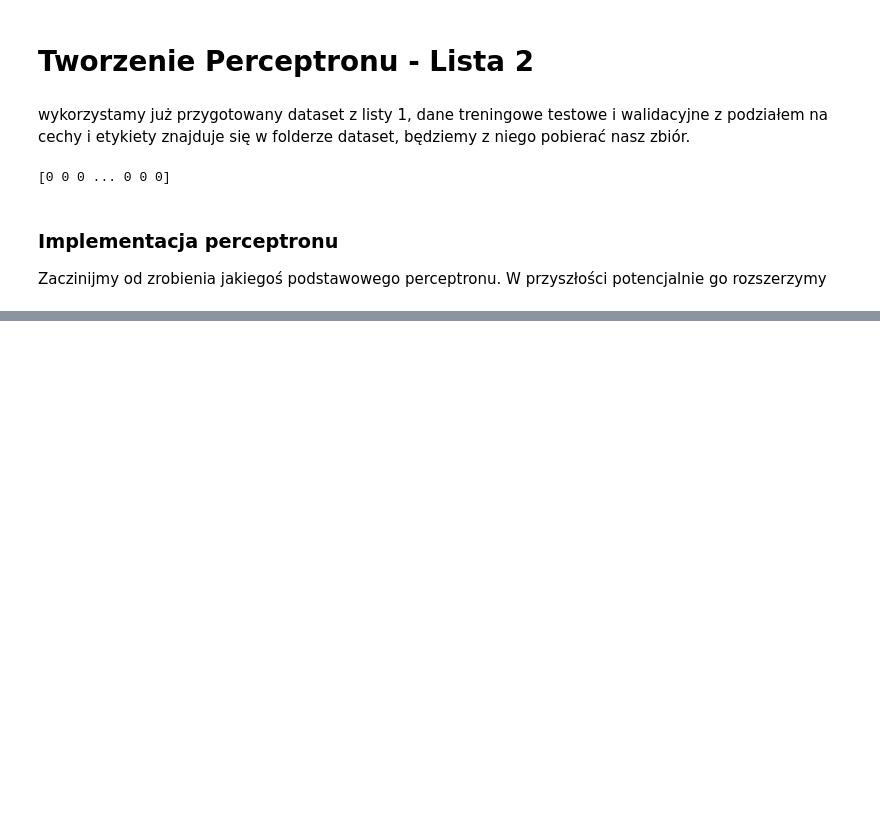
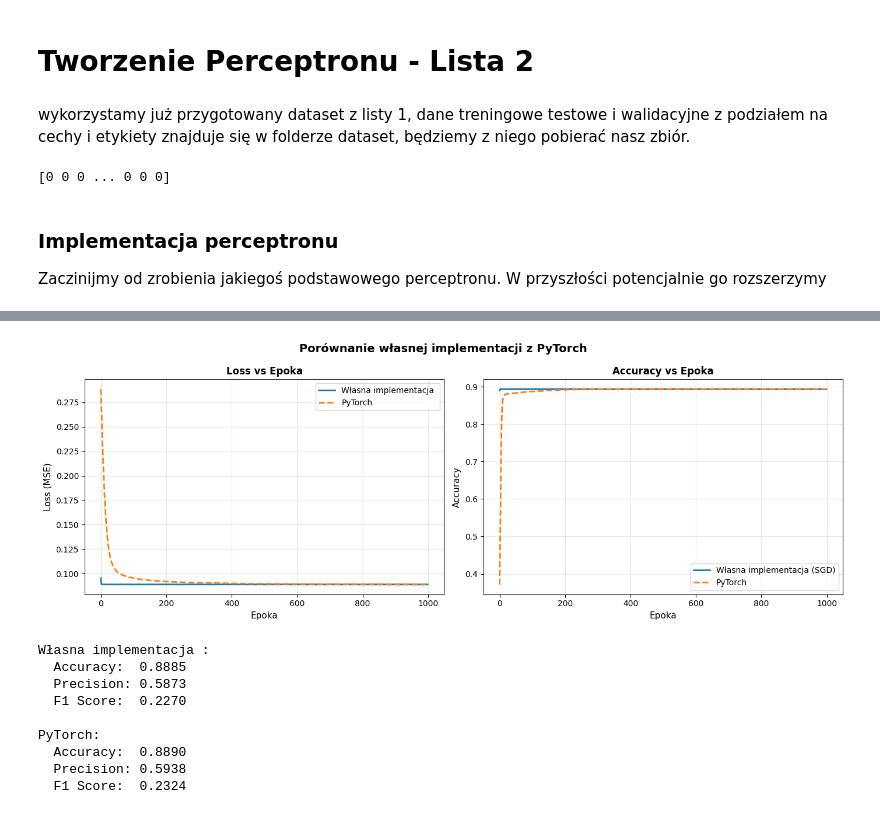
Before and after one commit to Solvro/ml-kurs-wdrozeniowy-25, a Jupyter notebook: zadanie 2/zad2.ipynb, the cells around one changed output, grey strips where cells are left out. Cells and saved outputs as stored; diff of their text form; code cells hidden in the pictures; blank space fills up the shorter version.

```diff
--- a/zadanie 2/zad2.ipynb
+++ b/zadanie 2/zad2.ipynb
@@ -24,0 +532,47 @@ Zaczinijmy od zrobienia jakiegoś podstawowego perceptronu. W przyszłości pote
+# %%
+# Porównanie z naszą własną implementacją
+fig, axes = plt.subplots(1, 2, figsize=(14, 5))
+fig.suptitle('Porównanie własnej implementacji z PyTorch', fontsize=14, fontweight='bold')
+
+# Wykres Loss
+axes[0].plot(trainer_sgd.history_loss, label='Własna implementacja ', linewidth=2)
+axes[0].plot(history_loss_pytorch, label='PyTorch', linewidth=2, linestyle='--')
+axes[0].set_xlabel('Epoka', fontsize=11)
+axes[0].set_ylabel('Loss (MSE)', fontsize=11)
+axes[0].set_title('Loss vs Epoka', fontsize=12, fontweight='bold')
+axes[0].legend()
+axes[0].grid(True, alpha=0.3)
+
+# Wykres Accuracy
+axes[1].plot(trainer_sgd.history_accuracy, label='Własna implementacja (SGD)', linewidth=2)
+axes[1].plot(history_accuracy_pytorch, label='PyTorch', linewidth=2, linestyle='--')
+axes[1].set_xlabel('Epoka', fontsize=11)
+axes[1].set_ylabel('Accuracy', fontsize=11)
+axes[1].set_title('Accuracy vs Epoka', fontsize=12, fontweight='bold')
+axes[1].legend()
+axes[1].grid(True, alpha=0.3)
+
+plt.tight_layout()
+plt.show()
+
+# Porównanie wyników końcowych
+print(f"\nWłasna implementacja :")
+print(f"  Accuracy:  {test_acc_sgd:.4f}")
+print(f"  Precision: {test_prec_sgd:.4f}")
+print(f"  F1 Score:  {test_f1_sgd:.4f}")
+
+print(f"\nPyTorch:")
+print(f"  Accuracy:  {test_acc_pytorch:.4f}")
+print(f"  Precision: {test_prec_pytorch:.4f}")
+print(f"  F1 Score:  {test_f1_pytorch:.4f}")
+# %% [output]
+[figure, added]
+Własna implementacja :
+  Accuracy:  0.8885
+  Precision: 0.5873
+  F1 Score:  0.2270
+
+PyTorch:
+  Accuracy:  0.8890
+  Precision: 0.5938
+  F1 Score:  0.2324
```
Also changed, not shown: parts of 21 cells of this notebook.
